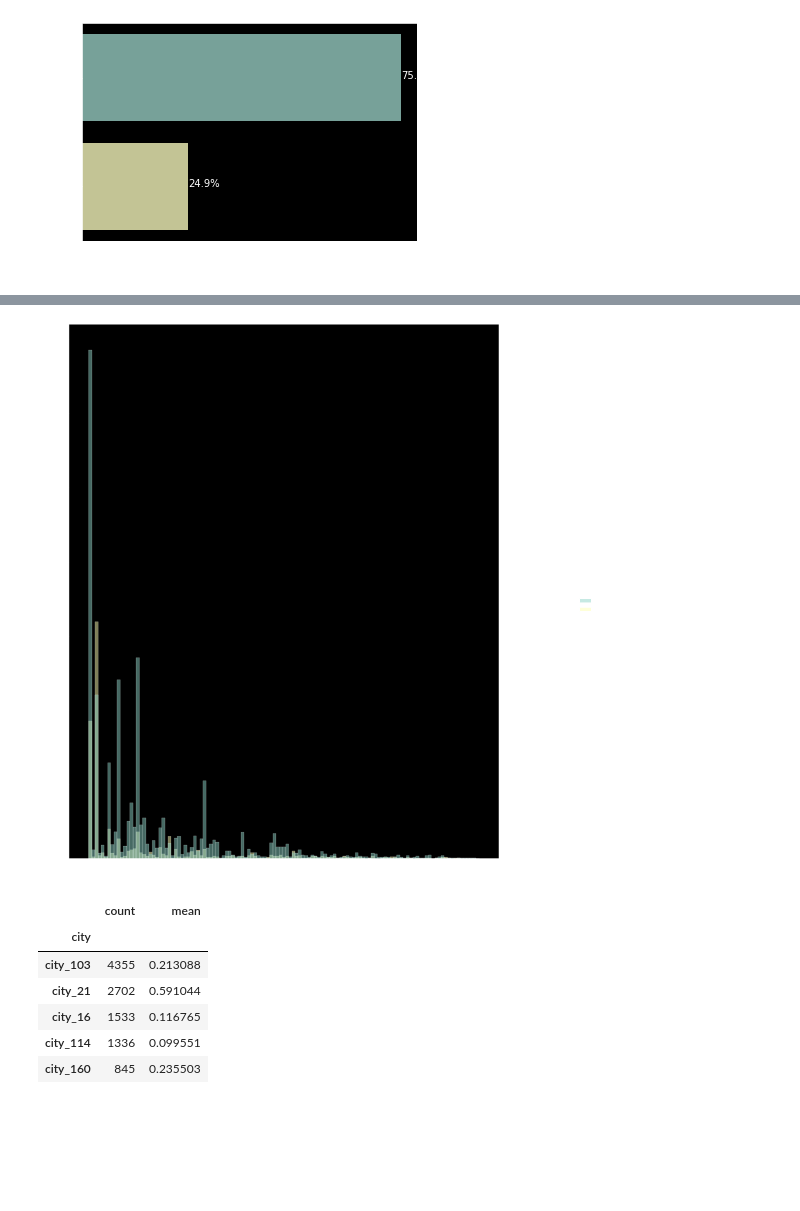
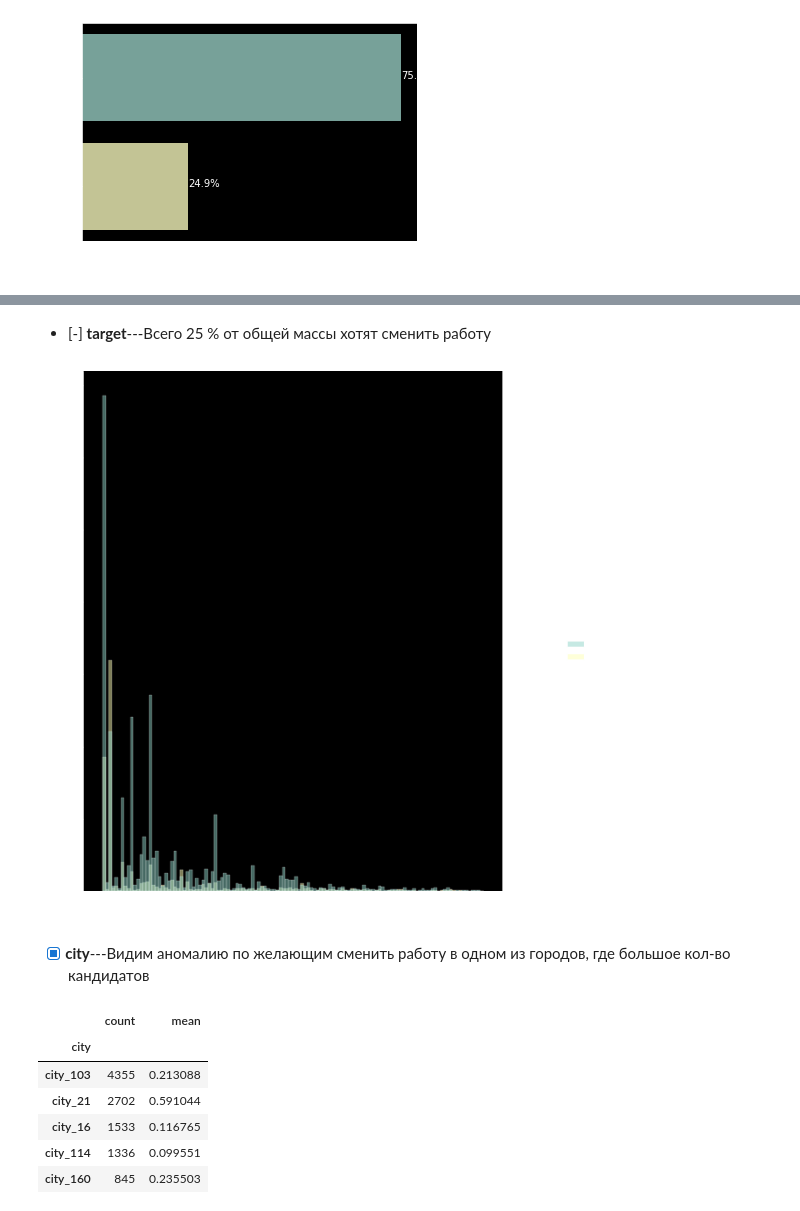
Before and after one commit to Tatsumaru7/Job, a Jupyter notebook: example_task.ipynb, the cells around one changed output, grey strips where cells are left out. Drawn from its saved outputs; the diff is of its cells as text; code cells hidden in the pictures; blank space fills up the shorter version.

```diff
--- a/example_task.ipynb
+++ b/example_task.ipynb
@@ -141,10 +128,11 @@ ylabel = 'enrollee_id'
+# %% [markdown]
+- [-] **target**---Всего 25 % от общей массы хотят сменить работу
 # %%
-
-g = sns.displot(x='city',hue='target',data=df)
-g.fig.set_size_inches(15,15)
-
-# Соотношение №2
+city_g = sns.displot(x='city',hue='target',data=df)
+city_g.fig.set_size_inches(10,10)
 # %% [output]
-[figure, old version]
+[figure, new version]
+# %% [markdown]
+- [X] **city**---Видим аномалию по желающим сменить работу в одном из городов, где большое кол-во кандидатов
 # %%
 df.groupby('city')['target'].agg(['count','mean']).sort_values(['count','mean'], ascending=[False,False])
```
Also changed, not shown: parts of 27 cells of this notebook.
